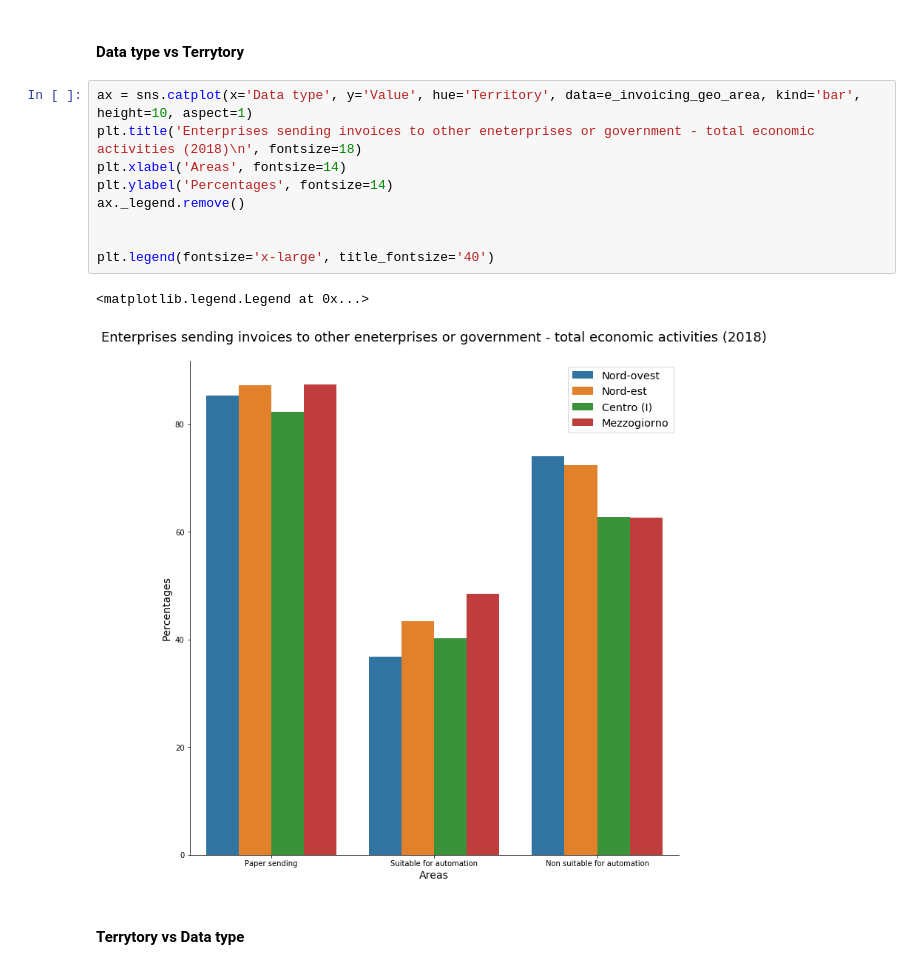
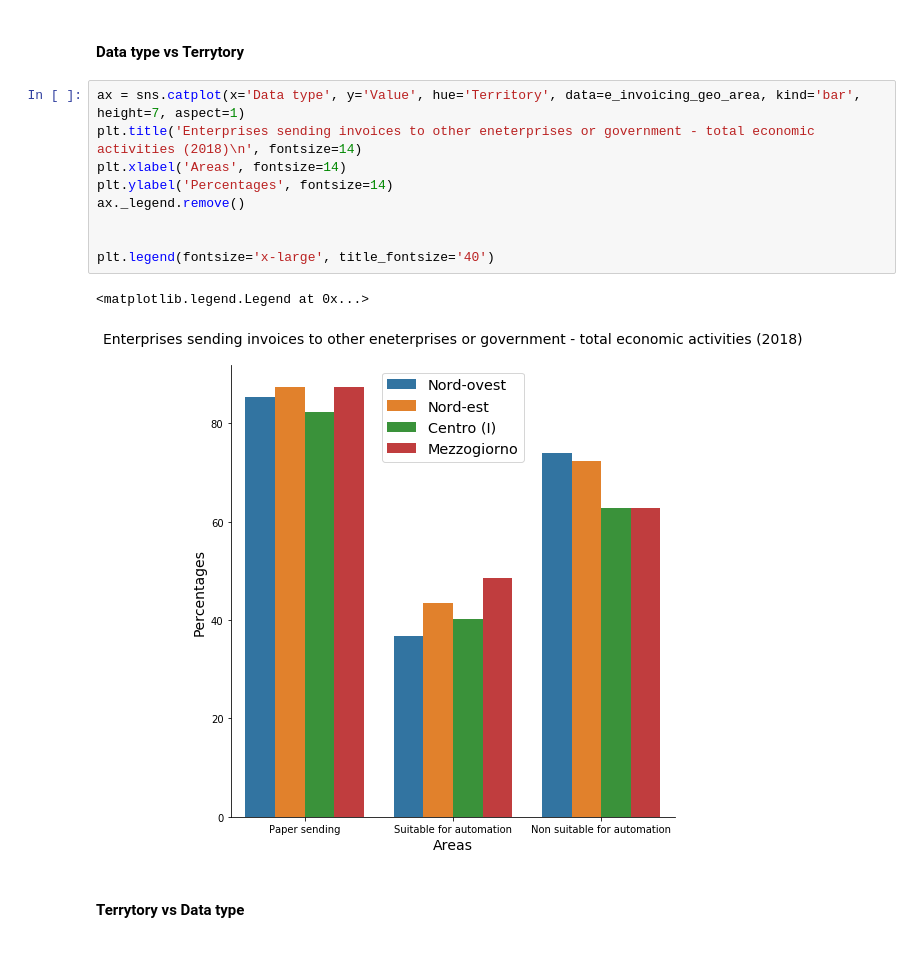
Before and after one commit to mett29/DataViz, a Jupyter notebook: 2nd_block.ipynb, the cells around one changed output. Cells and saved outputs as stored; diff of their text form.

```diff
--- a/2nd_block.ipynb
+++ b/2nd_block.ipynb
@@ -141,17 +151,17 @@ fig
 # %% [markdown]
 #### Data type vs Terrytory
 # %%
-ax = sns.catplot(x='Data type', y='Value', hue='Territory', data=e_invoicing_geo_area, kind='bar', height=10, aspect=1)
-plt.title('Enterprises sending invoices to other eneterprises or government - total economic activities (2018)\n', fontsize=18)
+ax = sns.catplot(x='Data type', y='Value', hue='Territory', data=e_invoicing_geo_area, kind='bar', height=7, aspect=1)
+plt.title('Enterprises sending invoices to other eneterprises or government - total economic activities (2018)\n', fontsize=14)
 plt.xlabel('Areas', fontsize=14)
 plt.ylabel('Percentages', fontsize=14)
 ax._legend.remove()
 
 
 plt.legend(fontsize='x-large', title_fontsize='40')
 # %% [output]
 <matplotlib.legend.Legend at 0x...>
-[figure, old version]
+[figure, new version]
 # %% [markdown]
 #### Terrytory vs Data type
 # %%
```
Also changed, not shown: parts of 23 cells of this notebook, 3 other files.
